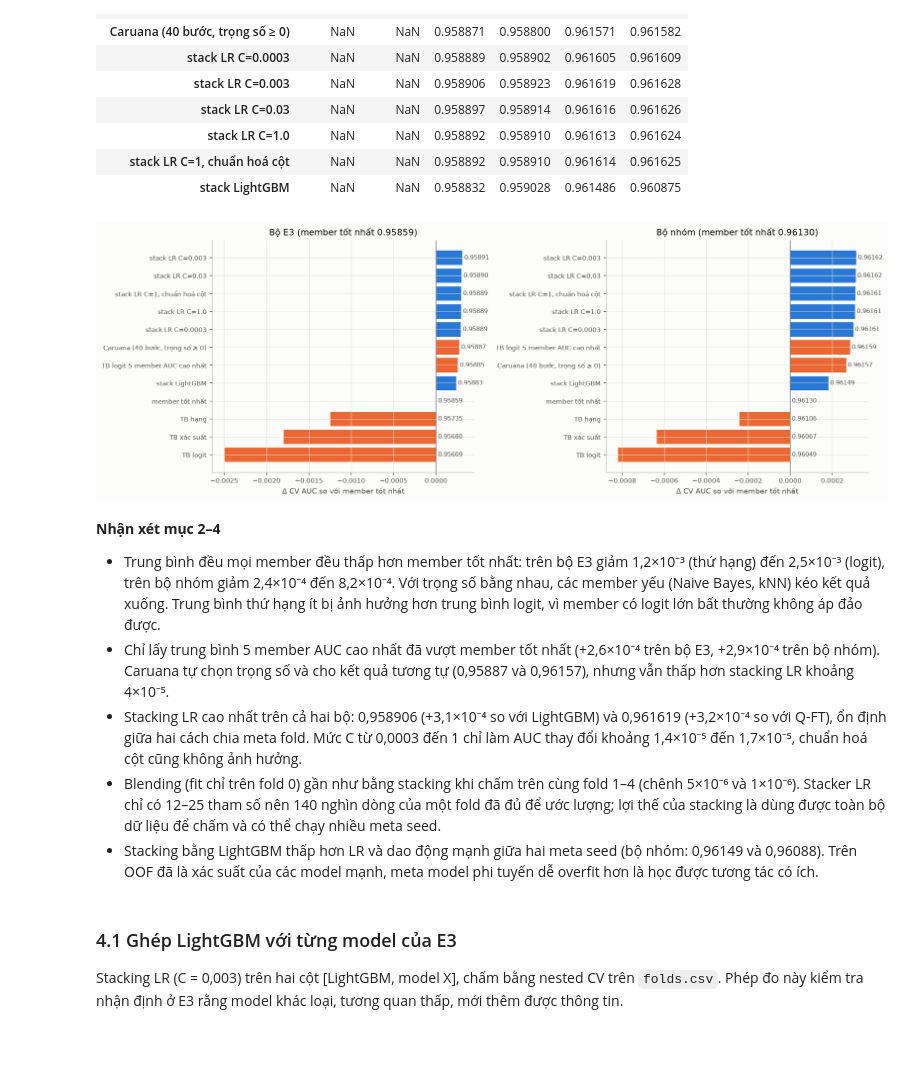
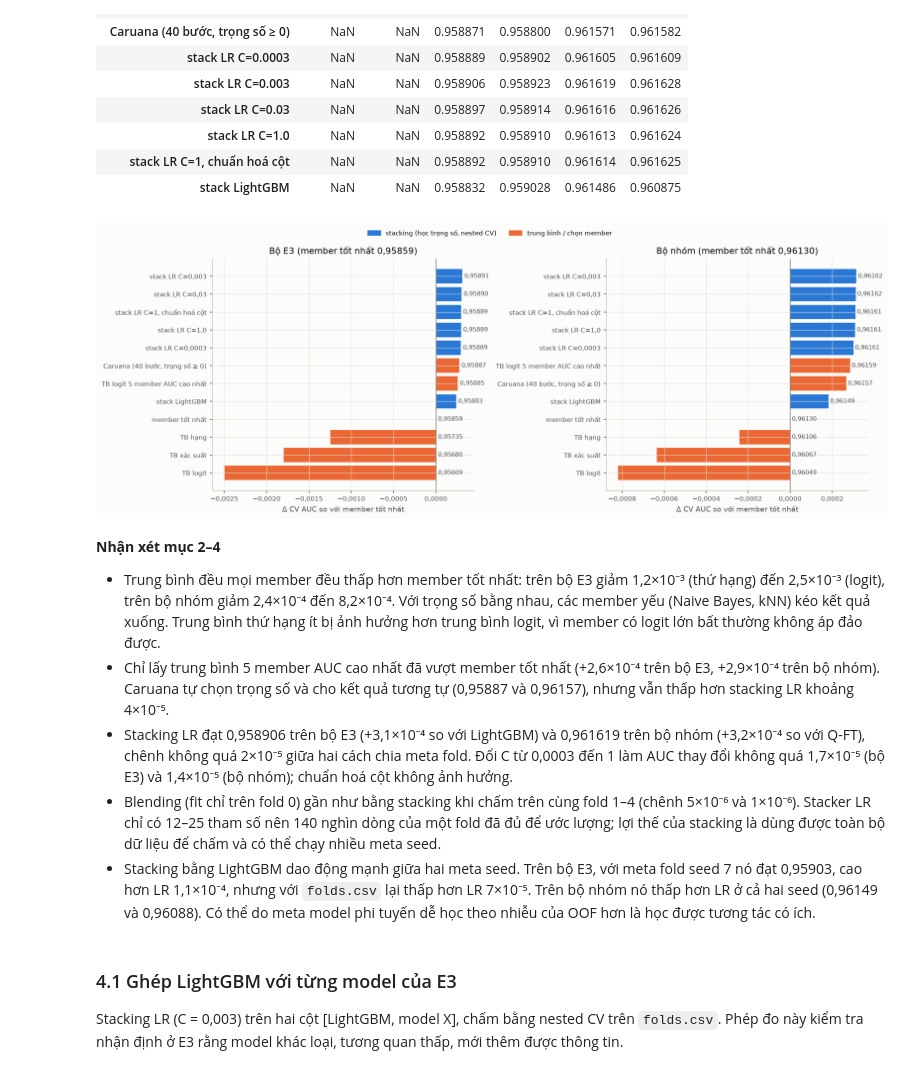
Before and after one commit to dthanhman/final_kaggle_S6E10, a Jupyter notebook: exp/E5_ensemble.ipynb, the cells around one changed output. Drawn from its saved outputs; the diff is of its cells as text; code cells hidden in the pictures; blank space fills up the shorter version.

```diff
--- a/exp/E5_ensemble.ipynb
+++ b/exp/E5_ensemble.ipynb
@@ -240,20 +240,24 @@ tab.round(6)
 # %%
 order = res[res["seed"].isin(["–", "folds.csv"])].copy()
 fig, axes = plt.subplots(1, 2, figsize=(14, 5), sharey=False)
 for ax, pool in zip(axes, POOLS):
     d = order[order["pool"] == pool].sort_values("cv_auc")
     colors = [P.INK_3 if m == "member tốt nhất" else (P.BLUE if m.startswith("stack") else P.ORANGE) for m in d["method"]]
     ax.barh(d["method"], d["cv_auc"] - best[pool], color=colors)
     span = (d["cv_auc"] - best[pool]).abs().max()
     for i, (v, a) in enumerate(zip(d["cv_auc"] - best[pool], d["cv_auc"])):
         ax.text(max(v, 0) + span * 0.01, i, f"{a:.5f}", va="center", ha="left", fontsize=7.5, color=P.INK_2)
     ax.axvline(0, color=P.REF, lw=1)
     ax.set_xlabel("Δ CV AUC so với member tốt nhất")
     ax.set_title(f"Bộ {pool} (member tốt nhất {best[pool]:.5f})")
+from matplotlib.patches import Patch  # noqa: E402
+fig.legend(handles=[Patch(color=P.BLUE, label="stacking (học trọng số, nested CV)"),
+                    Patch(color=P.ORANGE, label="trung bình / chọn member")],
+           loc="upper center", bbox_to_anchor=(0.5, 1.05), ncol=2)
 fig.tight_layout()
 P.save(fig, "E5_01_methods")
 # %% [output]
-[figure, old version]
+[figure, new version]
 # %% [markdown]
 **Nhận xét mục 2–4**
 - Trung bình đều mọi member đều thấp hơn member tốt nhất: trên bộ E3 giảm 1,2×10⁻³ (thứ hạng) đến 2,5×10⁻³ (logit),
@@ -262,14 +266,15 @@ P.save(fig, "E5_01_methods")
 - Chỉ lấy trung bình 5 member AUC cao nhất đã vượt member tốt nhất (+2,6×10⁻⁴ trên bộ E3, +2,9×10⁻⁴ trên bộ nhóm).
   Caruana tự chọn trọng số và cho kết quả tương tự (0,95887 và 0,96157), nhưng vẫn thấp hơn stacking LR khoảng
   4×10⁻⁵.
-- Stacking LR cao nhất trên cả hai bộ: 0,958906 (+3,1×10⁻⁴ so với LightGBM) và 0,961619 (+3,2×10⁻⁴ so với Q-FT), ổn
-  định giữa hai cách chia meta fold. Mức C từ 0,0003 đến 1 chỉ làm AUC thay đổi khoảng 1,4×10⁻⁵ đến 1,7×10⁻⁵, chuẩn hoá cột cũng
-  không ảnh hưởng.
+- Stacking LR đạt 0,958906 trên bộ E3 (+3,1×10⁻⁴ so với LightGBM) và 0,961619 trên bộ nhóm (+3,2×10⁻⁴ so với Q-FT),
+  chênh không quá 2×10⁻⁵ giữa hai cách chia meta fold. Đổi C từ 0,0003 đến 1 làm AUC thay đổi không quá 1,7×10⁻⁵
+  (bộ E3) và 1,4×10⁻⁵ (bộ nhóm); chuẩn hoá cột không ảnh hưởng.
 - Blending (fit chỉ trên fold 0) gần như bằng stacking khi chấm trên cùng fold 1–4 (chênh 5×10⁻⁶ và 1×10⁻⁶). Stacker
   LR chỉ có 12–25 tham số nên 140 nghìn dòng của một fold đã đủ để ước lượng; lợi thế của stacking là dùng được toàn
   bộ dữ liệu để chấm và có thể chạy nhiều meta seed.
-- Stacking bằng LightGBM thấp hơn LR và dao động mạnh giữa hai meta seed (bộ nhóm: 0,96149 và 0,96088). Trên OOF đã
-  là xác suất của các model mạnh, meta model phi tuyến dễ overfit hơn là học được tương tác có ích.
+- Stacking bằng LightGBM dao động mạnh giữa hai meta seed. Trên bộ E3, với meta fold seed 7 nó đạt 0,95903, cao hơn
+  LR 1,1×10⁻⁴, nhưng với `folds.csv` lại thấp hơn LR 7×10⁻⁵. Trên bộ nhóm nó thấp hơn LR ở cả hai seed (0,96149 và
+  0,96088). Có thể do meta model phi tuyến dễ học theo nhiễu của OOF hơn là học được tương tác có ích.
 # %% [markdown]
 ### 4.1 Ghép LightGBM với từng model của E3
 Stacking LR (C = 0,003) trên hai cột [LightGBM, model X], chấm bằng nested CV trên `folds.csv`. Phép đo này kiểm tra
```
Also changed, not shown: parts of 2 cells of this notebook, 47 other files.
